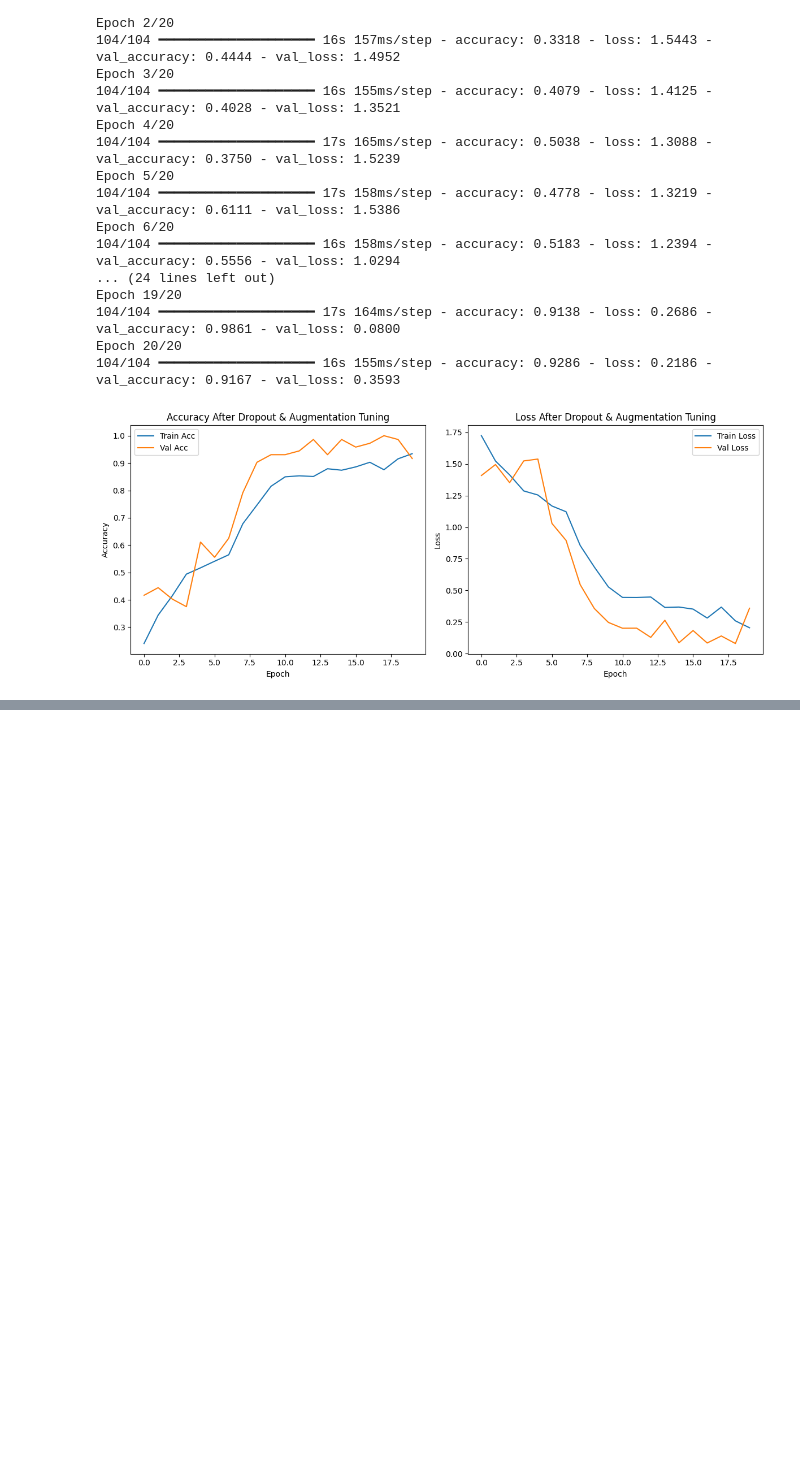
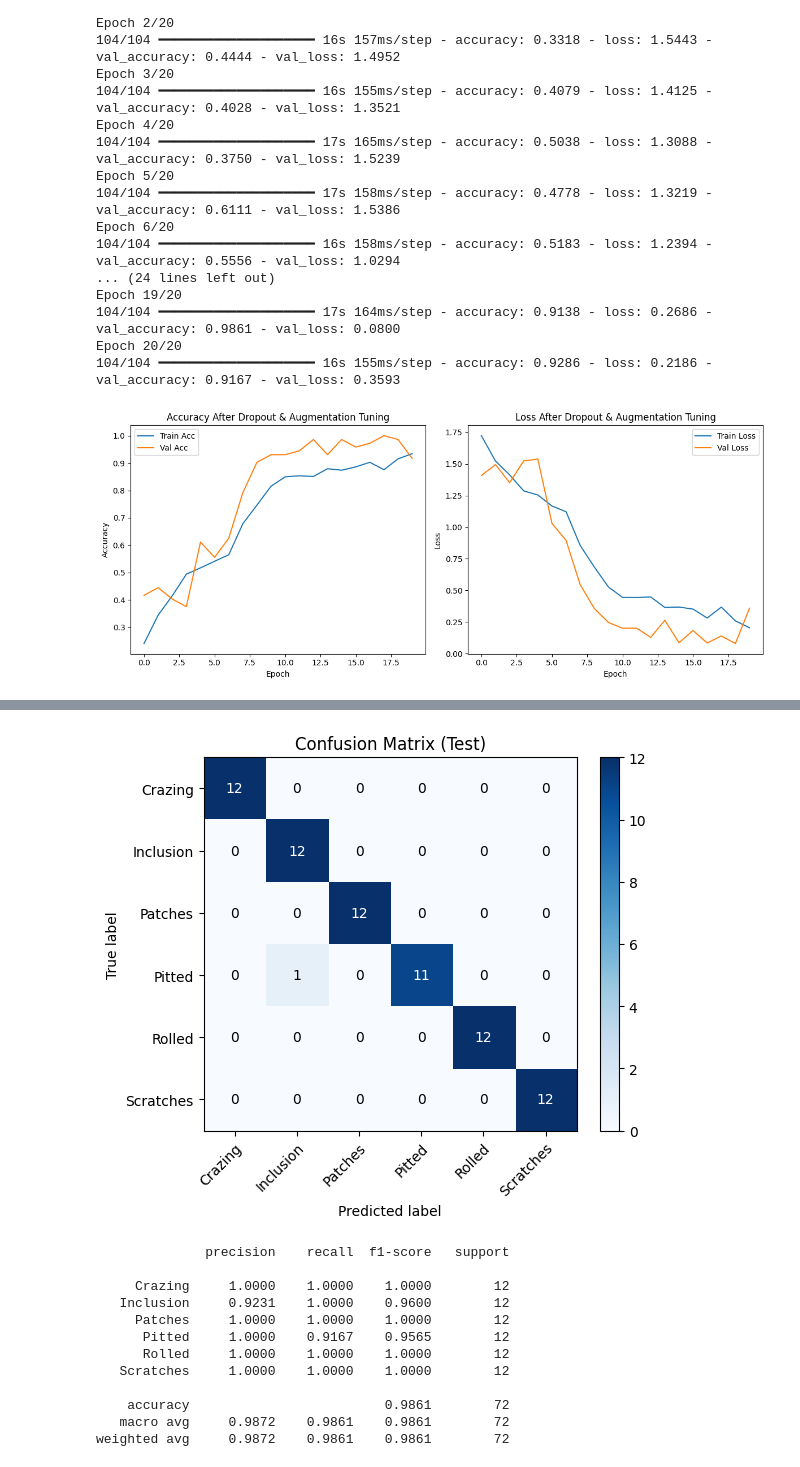
Before and after one commit to bulentkipcak/computer-vision-internship-2025, a Jupyter notebook: notebooks/neu_defect_classification.ipynb, the cells around one changed output, grey strips where cells are left out. Drawn from its saved outputs; the diff is of its cells as text; code cells hidden in the pictures; blank space fills up the shorter version.

Commit message:
added LR scheduling (ReduceLROnPlateau) and EarlyStopping + test evaluation with confusion matrix

```diff
--- a/notebooks/neu_defect_classification.ipynb
+++ b/notebooks/neu_defect_classification.ipynb
@@ -312,0 +330,9 @@ plt.show()
+# %%
+epochs = 40
+
+history19 = model.fit(
+    train_gen,
+    validation_data=val_gen,
+    epochs=epochs,
+    callbacks=[reduce_lr, early_stop]
+)
@@ -312,0 +357,38 @@ plt.show()
+# %%
+import numpy as np
+from sklearn.metrics import confusion_matrix, classification_report
+import matplotlib.pyplot as plt
+
+test_loss, test_acc = model.evaluate(test_gen, verbose=0)
+print(f"Test Loss: {test_loss:.4f}  |  Test Acc: {test_acc:.4f}")
+
+y_true = test_gen.classes
+class_names = list(test_gen.class_indices.keys())
+
+y_pred_probs = model.predict(test_gen, verbose=0)
+y_pred = np.argmax(y_pred_probs, axis=1)
+
+cm = confusion_matrix(y_true, y_pred)
+
+fig, ax = plt.subplots(figsize=(6,5))
+im = ax.imshow(cm, interpolation='nearest', cmap='Blues')
+ax.figure.colorbar(im, ax=ax)
+ax.set(
+    xticks=np.arange(len(class_names)),
+    yticks=np.arange(len(class_names)),
+    xticklabels=class_names, yticklabels=class_names,
+    ylabel='True label', xlabel='Predicted label',
+    title='Confusion Matrix (Test)'
+)
+plt.setp(ax.get_xticklabels(), rotation=45, ha="right", rotation_mode="anchor")
+
+thresh = cm.max() / 2.
+for i in range(cm.shape[0]):
+    for j in range(cm.shape[1]):
+        ax.text(j, i, cm[i, j], ha="center", va="center",
+                color="white" if cm[i, j] > thresh else "black")
+plt.tight_layout()
+plt.show()
+
+print(classification_report(y_true, y_pred, target_names=class_names, digits=4))
+# %% [output]
@@ -312,0 +396,13 @@ plt.show()
+[figure, added]
+              precision    recall  f1-score   support
+
+     Crazing     1.0000    1.0000    1.0000        12
+   Inclusion     0.9231    1.0000    0.9600        12
+     Patches     1.0000    1.0000    1.0000        12
+      Pitted     1.0000    0.9167    0.9565        12
+      Rolled     1.0000    1.0000    1.0000        12
+   Scratches     1.0000    1.0000    1.0000        12
+
+    accuracy                         0.9861        72
+   macro avg     0.9872    0.9861    0.9861        72
+weighted avg     0.9872    0.9861    0.9861        72
```
Also changed, not shown: parts of 4 cells of this notebook.
